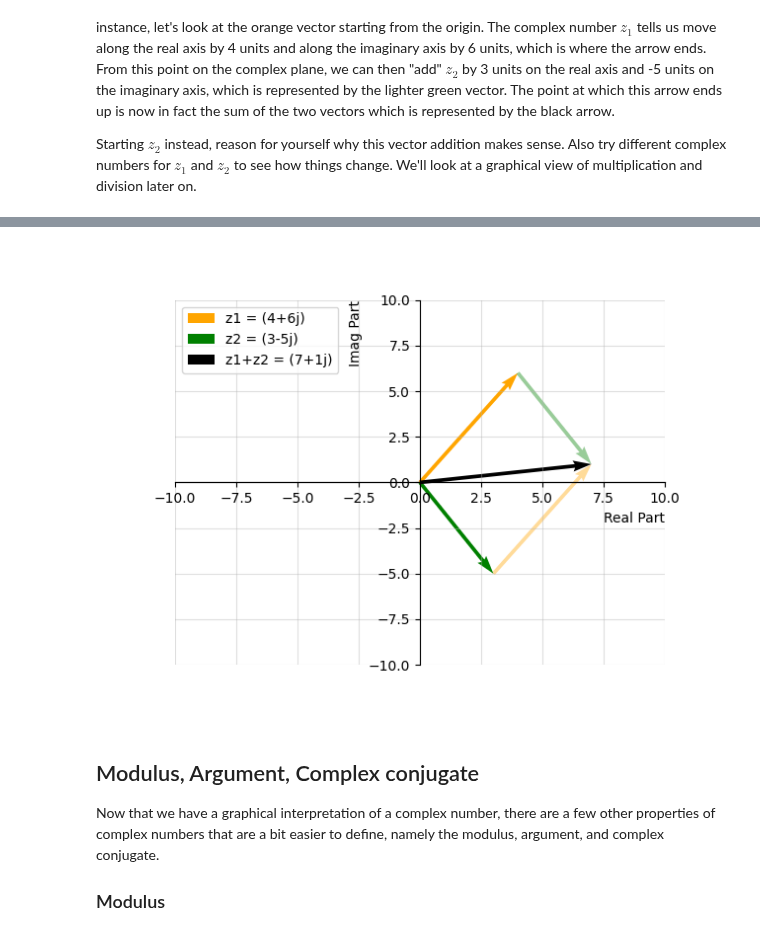
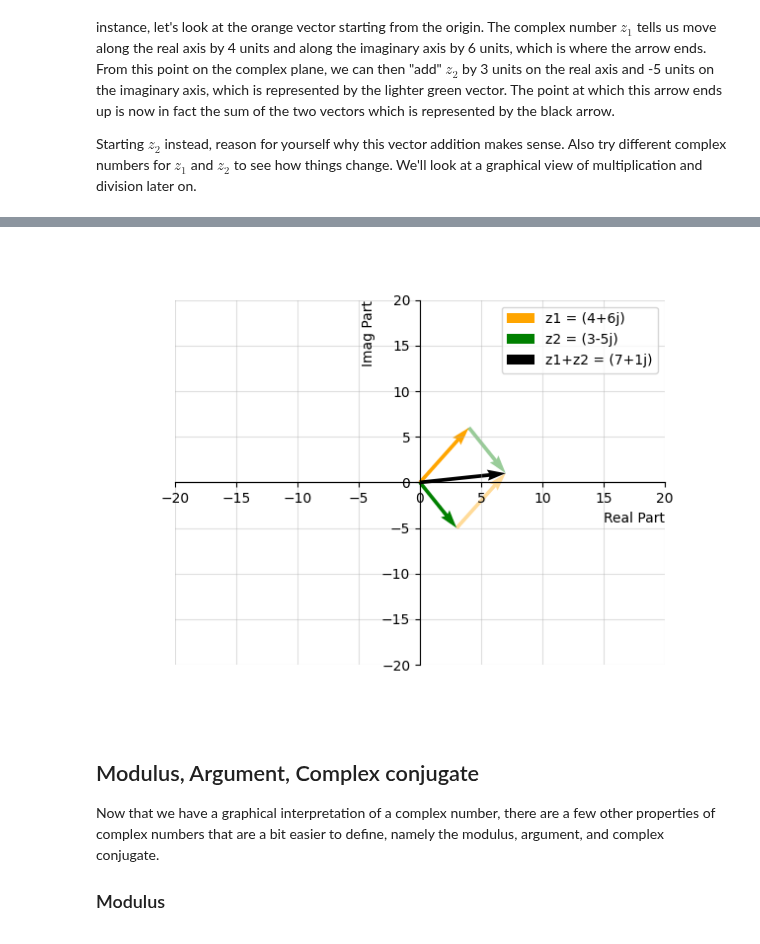
Before and after one commit to randyaliased/acspjbook, a Jupyter notebook: book/fundamental/02_Complex_numbers.ipynb, the cells around one changed output, grey strips where cells are left out. Cells and saved outputs as stored; diff of their text form; code cells hidden in the pictures.

Commit message:
adding a complex numbers notebook

```diff
--- a/book/fundamental/02_Complex_numbers.ipynb
+++ b/book/fundamental/02_Complex_numbers.ipynb
@@ -97,13 +111,10 @@ Well since we have two distinct parts of the number, real and imaginary, we will
 # %%
 # Plotting a complex number in the complex plane
 
-z = 5 - 7j # define your complex number (change this value and re-run the cell to see how the point changes on the plot)
-
 fig, ax = plt.subplots() # this sets up our figure environment. fig is a handle for the figure and ax is a handle for the axis
-ax.scatter(z.real, z.imag,label=z) # this command makes a scatter plot of x and y values
+line, = ax.plot([], [], 'o')
 ax.set_xlabel('Real Part',loc='right')
 ax.set_ylabel('Imag Part',loc='top')
-ax.legend()
 
 # These commands are just decorations on the plot
 ax.set_xlim([-10, 10]) # sets x and y limits of the plot (CHANGE if complex number values greater)
@@ -118,4 +129,15 @@ ax.yaxis.tick_left()
 # set the y-spine
 ax.spines['bottom'].set_position('zero')
 ax.spines['top'].set_position('zero')
+
+
+# Create the interactive plot
+def update(z_real = 1, z_imag = 1):
+
+    line.set_data([z_real], [z_imag])
+    fig.canvas.draw_idle()
+
+print('Move sliders to change the real and imaginary parts of the complex number.')
+interact(update, z_real = (-10,10,1), z_imag  = (-10,10,1))
+plt.show()
 # %% [output]
@@ -172,28 +209,20 @@ Let's see this graphically. In the figure below, each of the vectors representin
 
 Starting $z_{2}$ instead, reason for yourself why this vector addition makes sense. Also try different complex numbers for $z_{1}$ and $z_{2}$ to see how things change. We'll look at a graphical view of multiplication and division later on.
 # %%
-# Define your complex numbers
-z1 = 4 + 6j
-z2 = 3 - 5j
-z_sum = z1+z2
+fig, ax = plt.subplots() # this sets up our figure environment. fig is a handle for the figure and ax is a handle for the axis
 
+qc1 = ax.quiver(0, 0, angles='xy', scale_units='xy',scale=1,color='orange') # 1st vector
+qc11 = ax.quiver(0, 0, 0, 0, angles='xy', scale_units='xy',scale=1,color='orange',alpha=0.4) # 1st vector (translated to show vector addition)
+qc2 = ax.quiver(0, 0, angles='xy', scale_units='xy',scale=1, color='green') # second vector
+qc22 = ax.quiver(0, 0, 0, 0, angles='xy', scale_units='xy',scale=1, color='green', alpha=0.4) # second vector
+qcsum = ax.quiver(0, 0, angles='xy', scale_units='xy',scale=1) # sum
 
-fig, ax = plt.subplots() # this sets up our figure environment. fig is a handle for the figure and ax is a handle for the axis
-# ax.scatter(z1.real, z1.imag,label=z) # this command makes a scatter plot of x and y values
-ax.quiver(z1.real, z1.imag, angles='xy', scale_units='xy',scale=1, label='z1 = '+str(z1),color='orange') # 1st vector
-ax.quiver(z2.real, z2.imag, z1.real, z1.imag, angles='xy', scale_units='xy',scale=1,color='orange',alpha=0.4) # 1st vector (translated to show vector addition)
-
-ax.quiver(z2.real, z2.imag, angles='xy', scale_units='xy',scale=1, label='z2 = '+str(z2), color='green') # second vector
-ax.quiver(z1.real, z1.imag, z2.real, z2.imag, angles='xy', scale_units='xy',scale=1, color='green', alpha=0.4) # second vector
-
-ax.quiver(z_sum.real, z_sum.imag, angles='xy', scale_units='xy',scale=1, label='z1+z2 = '+str(z_sum)) # sum
 ax.set_xlabel('Real Part',loc='right')
 ax.set_ylabel('Imag Part',loc='top')
-ax.legend()
 
 # These commands are just decorations on the plot
-ax.set_xlim([-10, 10]) # sets x and y limits of the plot (CHANGE if complex number values greater)
-ax.set_ylim([-10, 10])
+ax.set_xlim([-20, 20]) # sets x and y limits of the plot (CHANGE if complex number values greater)
+ax.set_ylim([-20, 20])
 ax.grid('k', alpha=0.4) # turns on grid
 # these commands make the axis pass through origin.
 # set the x-spine
@@ -204,4 +233,43 @@ ax.yaxis.tick_left()
 # set the y-spine
 ax.spines['bottom'].set_position('zero')
 ax.spines['top'].set_position('zero')
+
+
+def update(z1_real = 4, z1_imag = 6, z2_real = 3, z2_imag = -5):
+
+    global qc1
+    qc1.remove()
+
+    global qc11
+    qc11.remove()
+
+    global qc2
+    qc2.remove()
+
+    global qc22
+    qc22.remove()
+    global qcsum
+    qcsum.remove()
+
+
+    z1 = z1_real + z1_imag * 1j
+    z2 = z2_real + z2_imag * 1j
+    z_sum = z1+z2
+
+
+    qc1 = ax.quiver(z1_real, z1_imag, angles='xy', scale_units='xy',scale=1, label ='z1 = '+str(z1), color='orange')
+    qc11 = ax.quiver(z2_real, z2_imag, z1_real, z1_imag, angles='xy', scale_units='xy',scale=1,color='orange',alpha=0.4) # 1st vector (translated to show vector addition)
+
+    qc2 = ax.quiver(z2_real, z2_imag, angles='xy', scale_units='xy',scale=1, label ='z2 = '+str(z2), color='green') # second vector
+    qc22 = ax.quiver(z1_real, z1_imag, z2_real, z2_imag, angles='xy', scale_units='xy',scale=1, color='green', alpha=0.4)
+
+    qcsum = ax.quiver(z_sum.real, z_sum.imag, angles='xy', scale_units='xy',scale=1, label='z1+z2 = '+str(z_sum)) # sum
+
+    ax.legend()
+
+    fig.canvas.draw_idle()
+
+print('Move sliders to change the real and imaginary parts of the complex number and visualize the addition.')
+interact(update, z1_real = (-10,10,1), z1_imag  = (-10,10,1), z2_real = (-10,10,1), z2_imag  = (-10,10,1))
+plt.show()
 # %% [output]
@@ -208,4 +278,4 @@ ax.spines['top'].set_position('zero')
-[figure, old version]
+[figure, new version]
 # %% [markdown]
 ## Modulus, Argument, Complex conjugate
 
```
Also changed, not shown: parts of 6 cells of this notebook, 3 other files.
